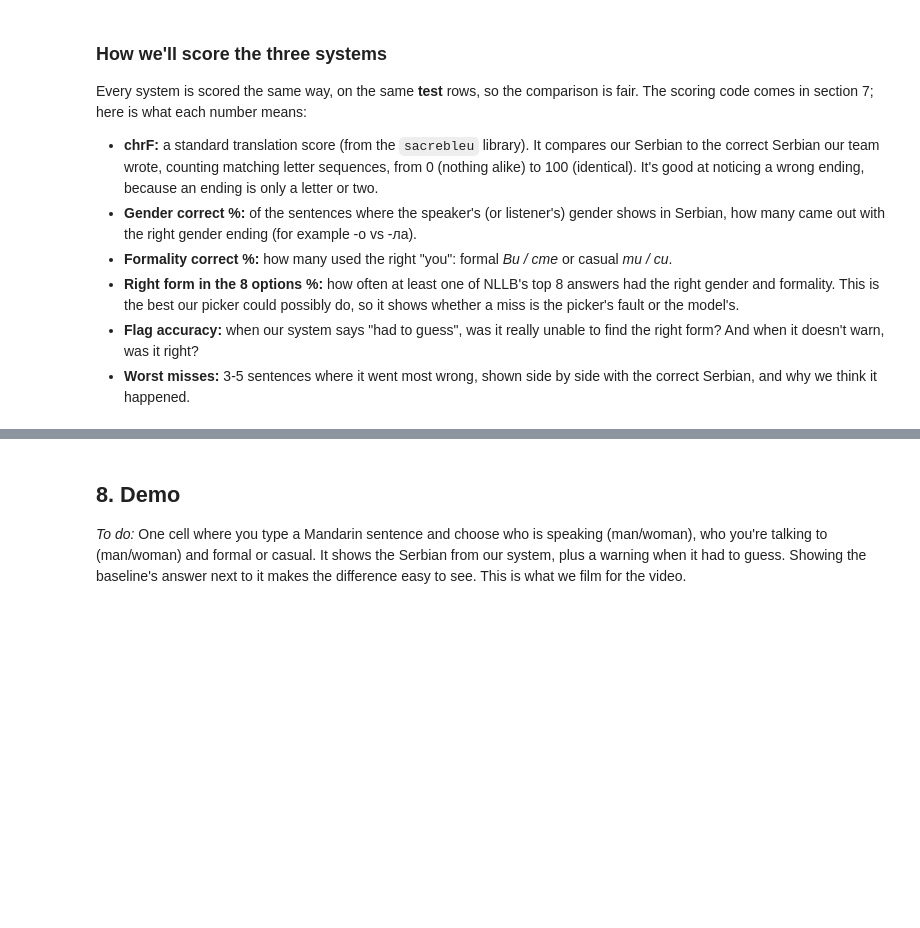
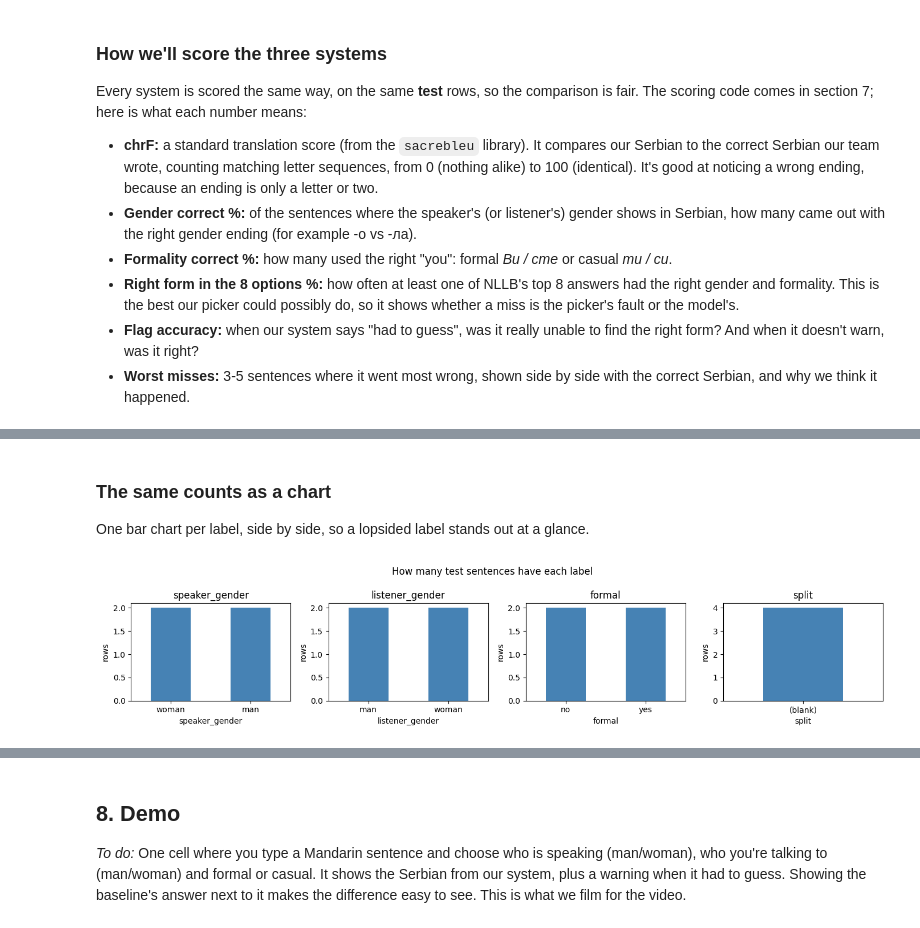
Before and after one commit to proelium27/veritas-ai-hackathon, a Jupyter notebook: notebook/model.ipynb, the cells around one changed output, grey strips where cells are left out. Cells and saved outputs as stored; diff of their text form; code cells hidden in the pictures; blank space fills up the shorter version.

```diff
--- a/notebook/model.ipynb
+++ b/notebook/model.ipynb
@@ -77,0 +184,19 @@ Show a few rows and explain each column: the Mandarin sentence, its English mean
+# %%
+def tests_property(what_it_tests, prop):
+    """True if a row's what_it_tests (e.g. "speaker_gender+formality") includes prop."""
+    return prop in what_it_tests.split("+")
+
+# One small table per label: how many rows have each value.
+for column in ["what_it_tests", "speaker_gender", "listener_gender", "formal", "split"]:
+    counts = df[column].replace("", "(blank)").value_counts().rename("rows").to_frame()
+    display(counts)
+
+# A row can test more than one thing, so also count rows per property.
+print("Rows that test each property (a row can test more than one):")
+for prop in ["speaker_gender", "listener_gender", "formality", "control"]:
+    n = df["what_it_tests"].apply(tests_property, prop=prop).sum()
+    print(f"  {prop:16s} {n}")
+
+# Rows without the correct Serbian can be translated, but not scored.
+no_serbian = (df["correct_serbian"] == "").sum()
+print(f"\nRows still missing correct_serbian: {no_serbian} of {len(df)}")
@@ -77,0 +231,17 @@ Show a few rows and explain each column: the Mandarin sentence, its English mean
+# %% [markdown]
+### The same counts as a chart
+
+One bar chart per label, side by side, so a lopsided label stands out at a glance.
+# %%
+chart_columns = ["speaker_gender", "listener_gender", "formal", "split"]
+fig, axes = plt.subplots(1, len(chart_columns), figsize=(14, 3))
+for ax, column in zip(axes, chart_columns):
+    df[column].replace("", "(blank)").value_counts().plot.bar(ax=ax, color="steelblue")
+    ax.set_title(column)
+    ax.set_ylabel("rows")
+    ax.tick_params(axis="x", rotation=0)
+fig.suptitle("How many test sentences have each label")
+plt.tight_layout()
+plt.show()
+# %% [output]
+[figure, added]
```
Also changed, not shown: parts of 38 cells of this notebook, 3 other files.
